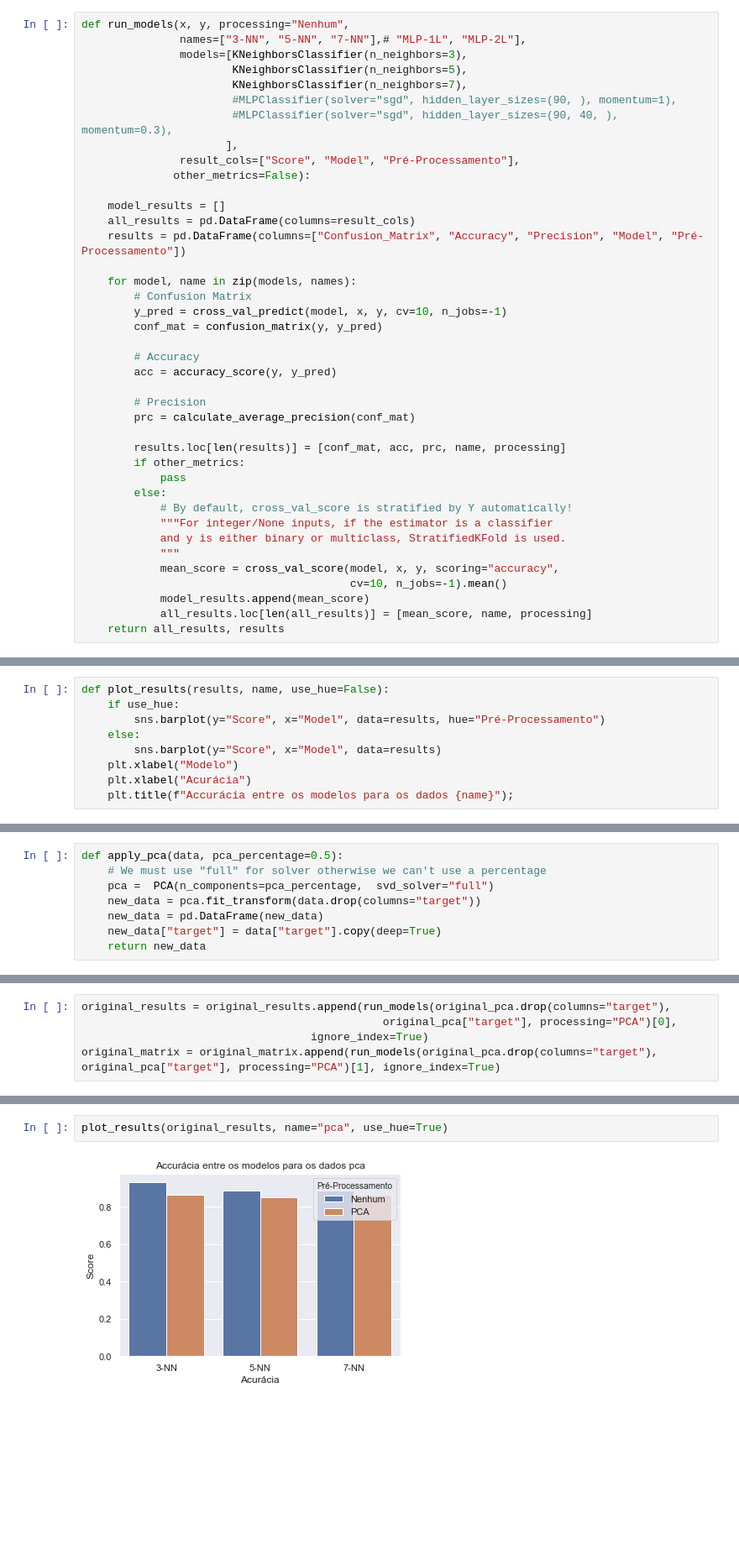
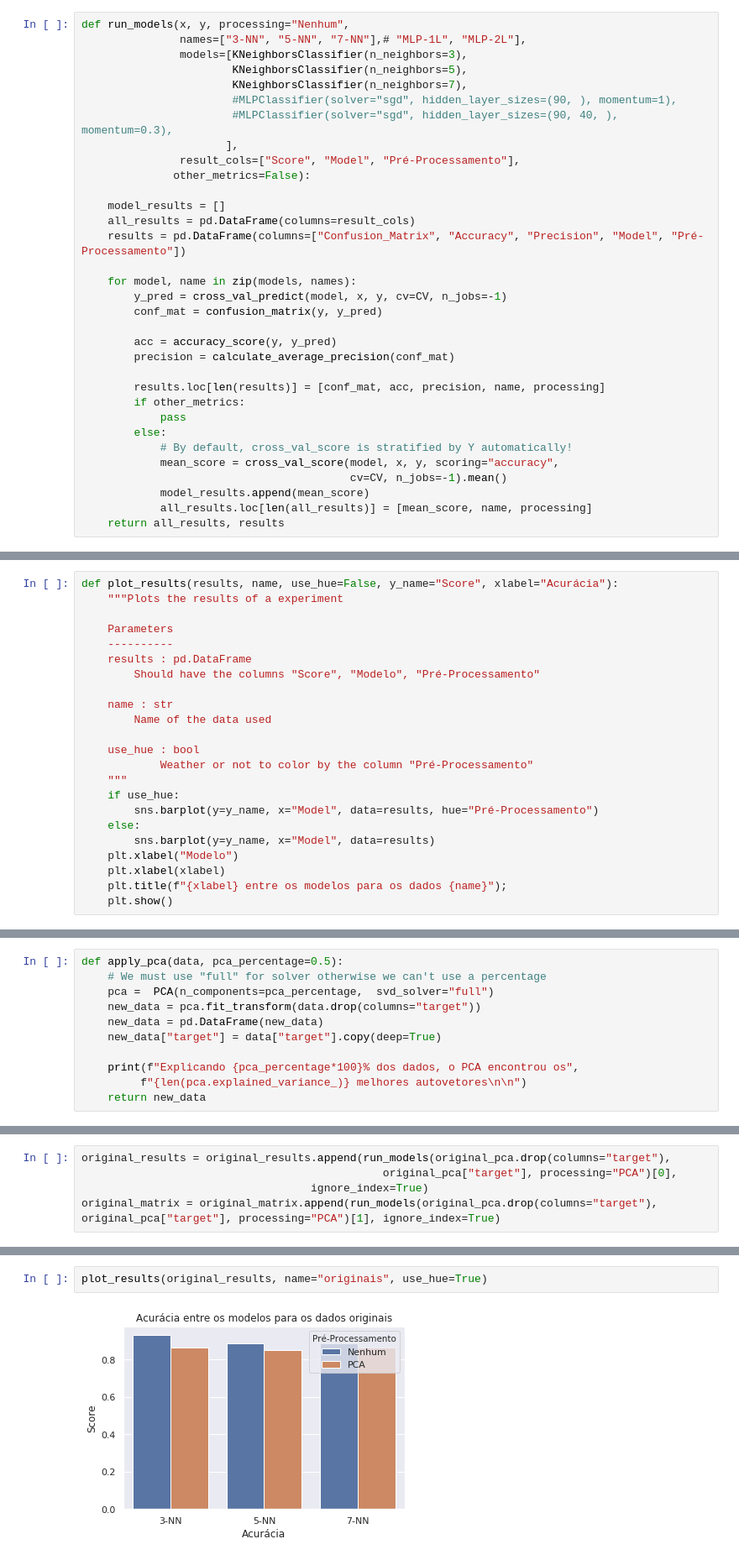
Before and after one commit to BrunoGomesCoelho/am-images, a Jupyter notebook: classify.ipynb, the cells around one changed output, grey strips where cells are left out. Shown at 84% size. Saved outputs shown, nothing was run; the diff lists cells and outputs as text; blank space fills up the shorter version.

```diff
--- a/classify.ipynb
+++ b/classify.ipynb
@@ -91,26 +105,19 @@ def run_models(x, y, processing="Nenhum",
     results = pd.DataFrame(columns=["Confusion_Matrix", "Accuracy", "Precision", "Model", "Pré-Processamento"])
 
     for model, name in zip(models, names):
-        # Confusion Matrix
-        y_pred = cross_val_predict(model, x, y, cv=10, n_jobs=-1)
+        y_pred = cross_val_predict(model, x, y, cv=CV, n_jobs=-1)
         conf_mat = confusion_matrix(y, y_pred)
 
-        # Accuracy
         acc = accuracy_score(y, y_pred)
+        precision = calculate_average_precision(conf_mat)
 
-        # Precision
-        prc = calculate_average_precision(conf_mat)
-
-        results.loc[len(results)] = [conf_mat, acc, prc, name, processing]
+        results.loc[len(results)] = [conf_mat, acc, precision, name, processing]
         if other_metrics:
             pass
         else:
             # By default, cross_val_score is stratified by Y automatically!
-            """For integer/None inputs, if the estimator is a classifier
-            and y is either binary or multiclass, StratifiedKFold is used.
-            """
             mean_score = cross_val_score(model, x, y, scoring="accuracy",
-                                         cv=10, n_jobs=-1).mean()
+                                         cv=CV, n_jobs=-1).mean()
             model_results.append(mean_score)
             all_results.loc[len(all_results)] = [mean_score, name, processing]
     return all_results, results
@@ -131,11 +152,25 @@ def plot_confusion_matrix(cm, name, dataset):
     plt.xlabel('Classe Predita')
     plt.show()
 # %%
-def plot_results(results, name, use_hue=False):
+def plot_results(results, name, use_hue=False, y_name="Score", xlabel="Acurácia"):
+    """Plots the results of a experiment
+
+    Parameters
+    ----------
+    results : pd.DataFrame
+        Should have the columns "Score", "Modelo", "Pré-Processamento"
+
+    name : str
+        Name of the data used
+
+    use_hue : bool
+            Weather or not to color by the column "Pré-Processamento"
+    """
     if use_hue:
-        sns.barplot(y="Score", x="Model", data=results, hue="Pré-Processamento")
+        sns.barplot(y=y_name, x="Model", data=results, hue="Pré-Processamento")
     else:
-        sns.barplot(y="Score", x="Model", data=results)
+        sns.barplot(y=y_name, x="Model", data=results)
     plt.xlabel("Modelo")
-    plt.xlabel("Acurácia")
-    plt.title(f"Accurácia entre os modelos para os dados {name}");
+    plt.xlabel(xlabel)
+    plt.title(f"{xlabel} entre os modelos para os dados {name}");
+    plt.show()
@@ -214,6 +234,9 @@ def apply_pca(data, pca_percentage=0.5):
     new_data = pca.fit_transform(data.drop(columns="target"))
     new_data = pd.DataFrame(new_data)
     new_data["target"] = data["target"].copy(deep=True)
+
+    print(f"Explicando {pca_percentage*100}% dos dados, o PCA encontrou os",
+         f"{len(pca.explained_variance_)} melhores autovetores\n\n")
     return new_data
 # %%
 %%time
@@ -244,7 +273,7 @@ plot_results(icmc_results, name="icmc", use_hue=True)
 # %%
-plot_results(original_results, name="pca", use_hue=True)
+plot_results(original_results, name="originais", use_hue=True)
 # %% [output]
-[figure, old version]
+[figure, new version]
 # %%
 plot_result(icmc_matrix, name="icmc", use_hue=True)
 # %% [output]
```
Also changed, not shown: parts of 15 cells of this notebook.
